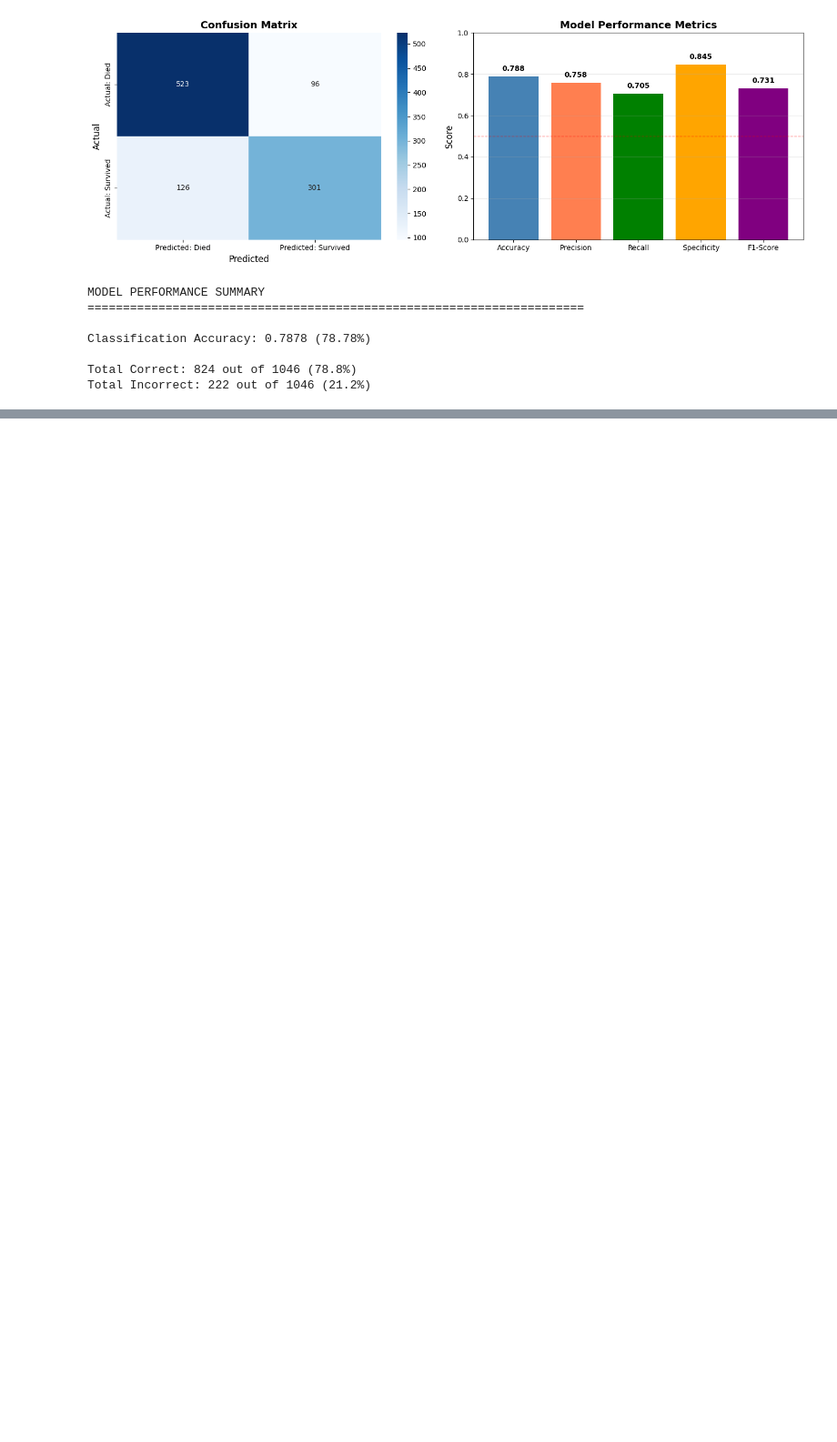
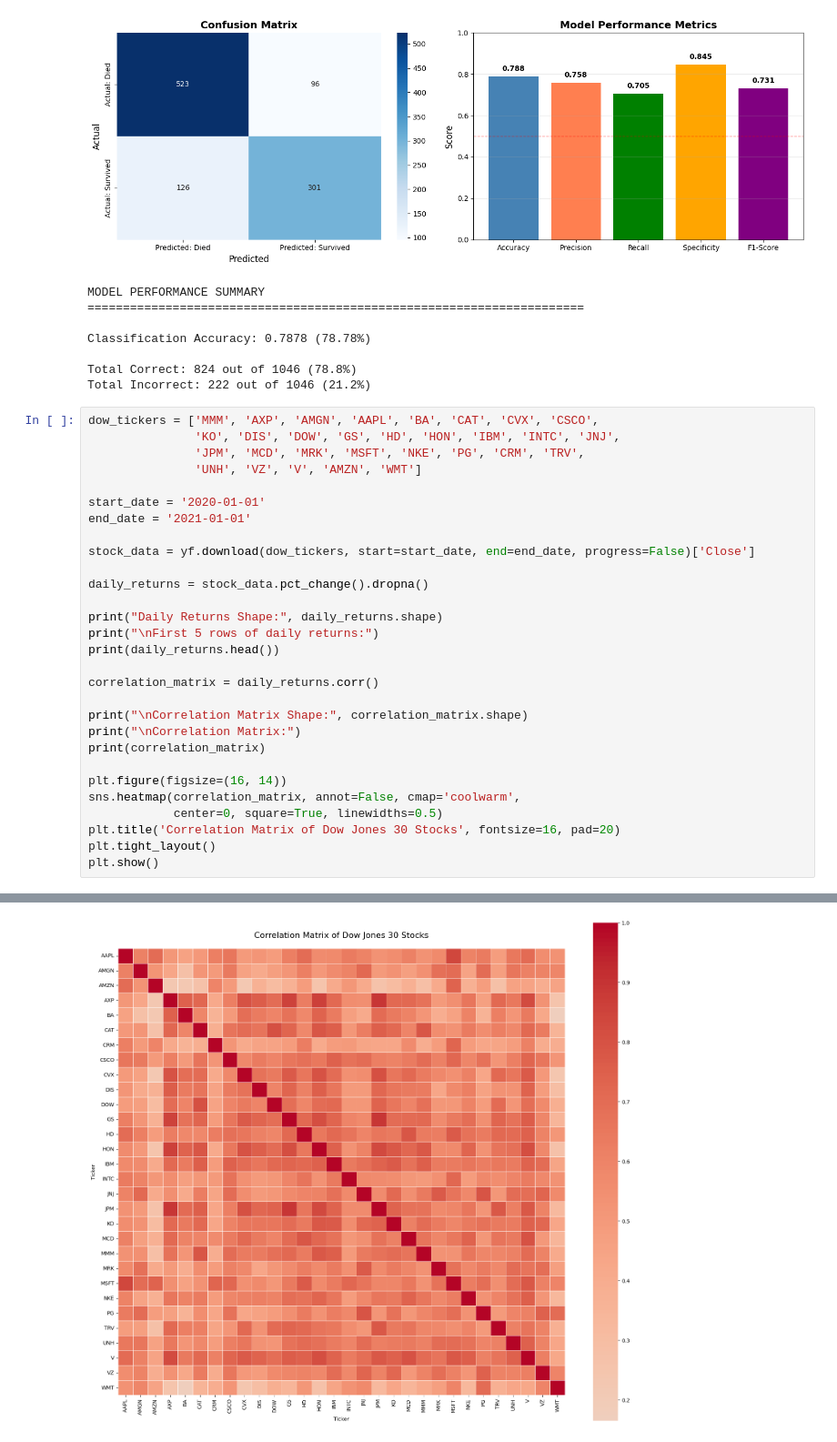
Before and after one commit to Gordianherbert/220242451649, a Jupyter notebook: assigment02/220242451649.ipynb, the cells around one changed output, grey strips where cells are left out. Shown at 91% size. Cells and saved outputs as stored; diff of their text form; blank space fills up the shorter version.

```diff
--- a/assigment02/220242451649.ipynb
+++ b/assigment02/220242451649.ipynb
@@ -650,3 +654,33 @@ Classification Accuracy: 0.7878 (78.78%)
 
 Total Correct: 824 out of 1046 (78.8%)
 Total Incorrect: 222 out of 1046 (21.2%)
+# %%
+dow_tickers = ['MMM', 'AXP', 'AMGN', 'AAPL', 'BA', 'CAT', 'CVX', 'CSCO',
+               'KO', 'DIS', 'DOW', 'GS', 'HD', 'HON', 'IBM', 'INTC', 'JNJ',
+               'JPM', 'MCD', 'MRK', 'MSFT', 'NKE', 'PG', 'CRM', 'TRV',
+               'UNH', 'VZ', 'V', 'AMZN', 'WMT']
+
+start_date = '2020-01-01'
+end_date = '2021-01-01'
+
+stock_data = yf.download(dow_tickers, start=start_date, end=end_date, progress=False)['Close']
+
+daily_returns = stock_data.pct_change().dropna()
+
+print("Daily Returns Shape:", daily_returns.shape)
+print("\nFirst 5 rows of daily returns:")
+print(daily_returns.head())
+
+correlation_matrix = daily_returns.corr()
+
+print("\nCorrelation Matrix Shape:", correlation_matrix.shape)
+print("\nCorrelation Matrix:")
+print(correlation_matrix)
+
+plt.figure(figsize=(16, 14))
+sns.heatmap(correlation_matrix, annot=False, cmap='coolwarm',
+            center=0, square=True, linewidths=0.5)
+plt.title('Correlation Matrix of Dow Jones 30 Stocks', fontsize=16, pad=20)
+plt.tight_layout()
+plt.show()
+# %% [output]
@@ -652,0 +704 @@ Total Incorrect: 222 out of 1046 (21.2%)
+[figure, added]
```
Also changed, not shown: parts of 18 cells of this notebook, 3 other files.
